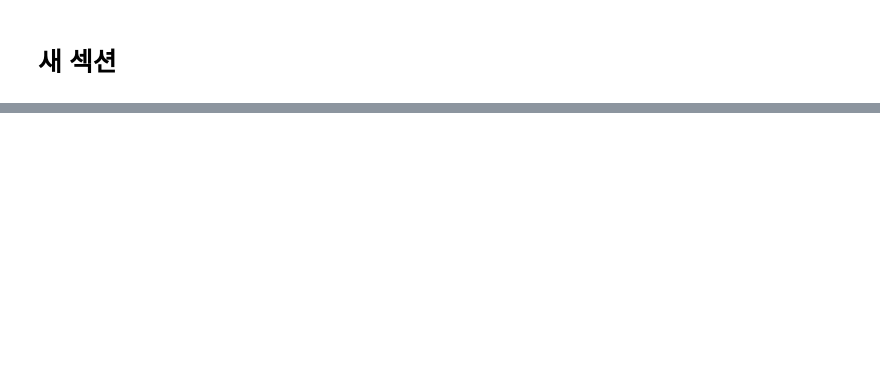
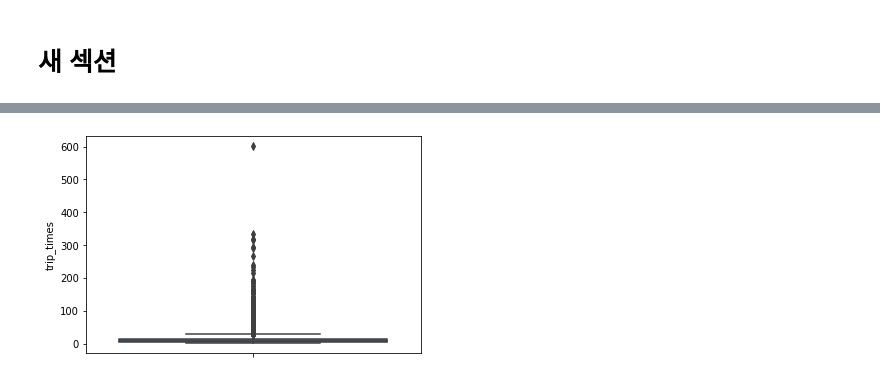
Before and after one commit to howonleee/new-project, a Jupyter notebook: Untitled4.ipynb, the cells around one changed output, grey strips where cells are left out. Saved outputs shown, nothing was run; the diff lists cells and outputs as text; code cells hidden in the pictures; blank space fills up the shorter version.

```diff
--- a/Untitled4.ipynb
+++ b/Untitled4.ipynb
@@ -75,4 +75,4 @@ Mounted at /content/drive
 # %%
 filename_gzip = '/content/drive/MyDrive/2016_Yellow_Taxi_Trip_Data.csv'
 # %%
-month_csv = pd.read_csv('2016_Yellow_Taxi_Trip_Data.csv')
+month_csv = pd.read_csv(filename_gzip, nrows=1000000, error_bad_lines=False)
@@ -82,0 +108,2 @@ FileNotFoundError: ignored
+# %%
+month = dd.from_pandas(month_csv, npartitions=1)
@@ -82,0 +215,10 @@ FileNotFoundError: ignored
+# %%
+#removing data based on our analysis and TLC regulations
+frame_with_durations_modified=frame_with_durations[(frame_with_durations.trip_times>1) & (frame_with_durations.trip_times<720)]
+# %%
+#box-plot after removal of outliers
+%matplotlib inline
+sns.boxplot(y="trip_times", data =frame_with_durations_modified)
+plt.show()
+# %% [output]
+[figure, added]
```
Also changed, not shown: parts of 16 cells of this notebook.
